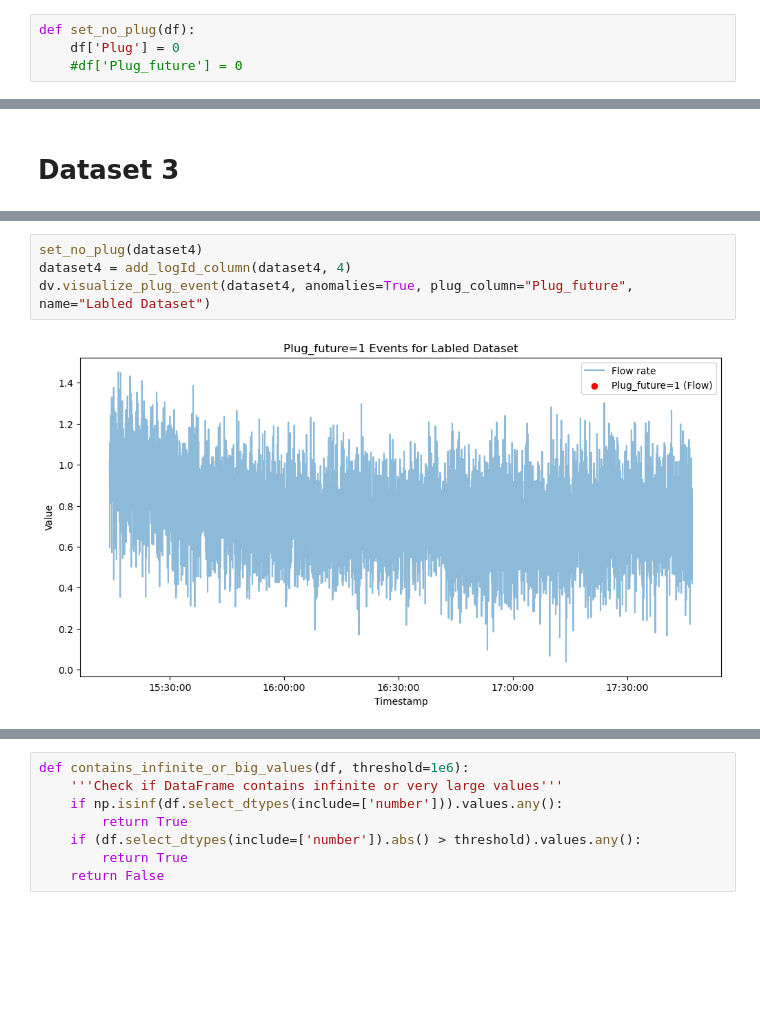
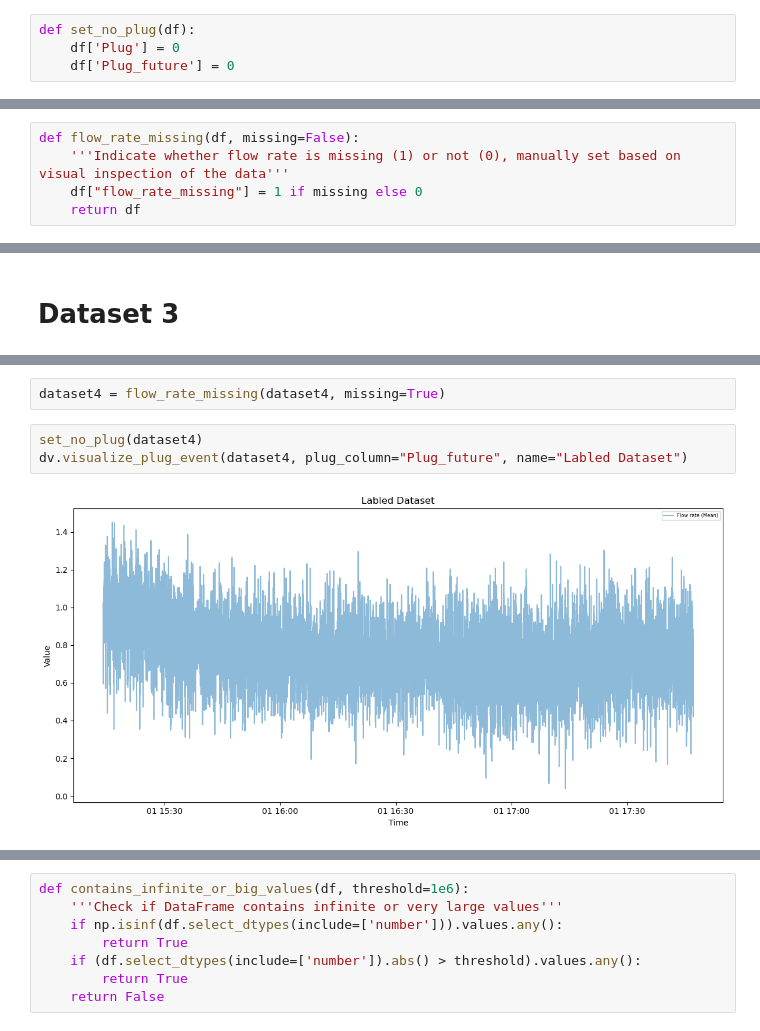
Before and after one commit to KaroGil/master_plug_prediction, a Jupyter notebook: notebooks/label_data.ipynb, the cells around one changed output, grey strips where cells are left out. Cells and saved outputs as stored; diff of their text form; blank space fills up the shorter version.

```diff
--- a/notebooks/label_data.ipynb
+++ b/notebooks/label_data.ipynb
@@ -28,7 +30,7 @@ def set_default_plug(df):
 # %%
 def set_no_plug(df):
     df['Plug'] = 0
-    #df['Plug_future'] = 0
+    df['Plug_future'] = 0
 # %%
 def show_info(df):
     print(f"Dataset columns: {df.columns.tolist()}")
@@ -62,6 +70,11 @@ def cut(df, seconds_elapsed_start, seconds_elapsed_stop):
     stop = df.index[0] + pd.Timedelta(seconds=seconds_elapsed_stop)
 
     return df[(df.index < start) | (df.index > stop)]
+# %%
+def flow_rate_missing(df, missing=False):
+    '''Indicate whether flow rate is missing (1) or not (0), manually set based on visual inspection of the data'''
+    df["flow_rate_missing"] = 1 if missing else 0
+    return df
 # %%
 # Load the data
 print("Loading datasets...")
@@ -153,9 +241,10 @@ Duplicate index timestamps: 0
 | 1900-01-01 15:14:10.717 | 21.281620 | -7.690073 | 21.969485 | -7.881623 | ... |
 | 1900-01-01 15:14:11.717 | 21.273613 | -7.691123 | 21.965547 | -7.872829 | ... |
 | 1900-01-01 15:14:12.717 | 21.278076 | -7.700311 | 21.966991 | -7.865742 | ... |
+# %%
+dataset4 = flow_rate_missing(dataset4, missing=True)
 # %%
 set_no_plug(dataset4)
-dataset4 = add_logId_column(dataset4, 4)
-dv.visualize_plug_event(dataset4, anomalies=True, plug_column="Plug_future", name="Labled Dataset")
+dv.visualize_plug_event(dataset4, plug_column="Plug_future", name="Labled Dataset")
 # %% [output]
-[figure, old version]
+[figure, new version]
```
Also changed, not shown: parts of 126 cells of this notebook, 57 other files.
